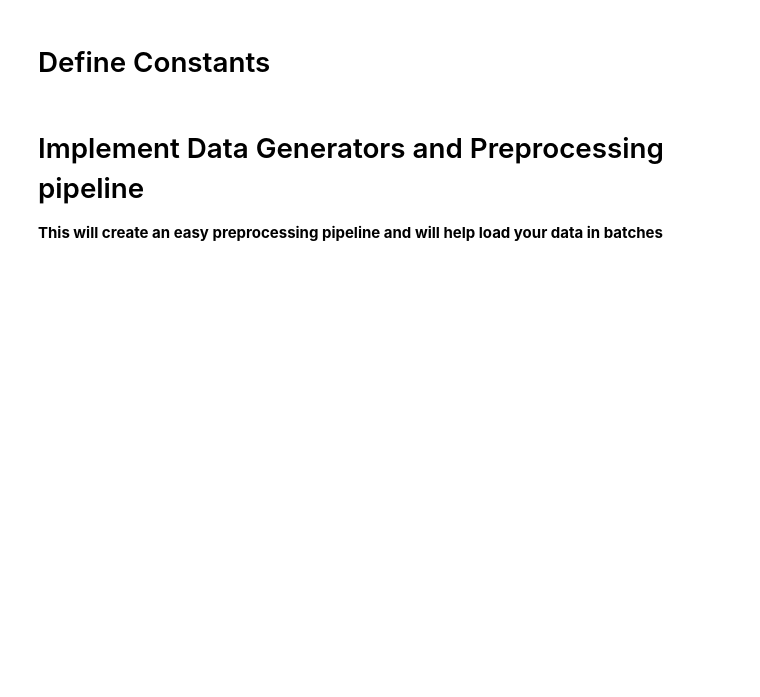
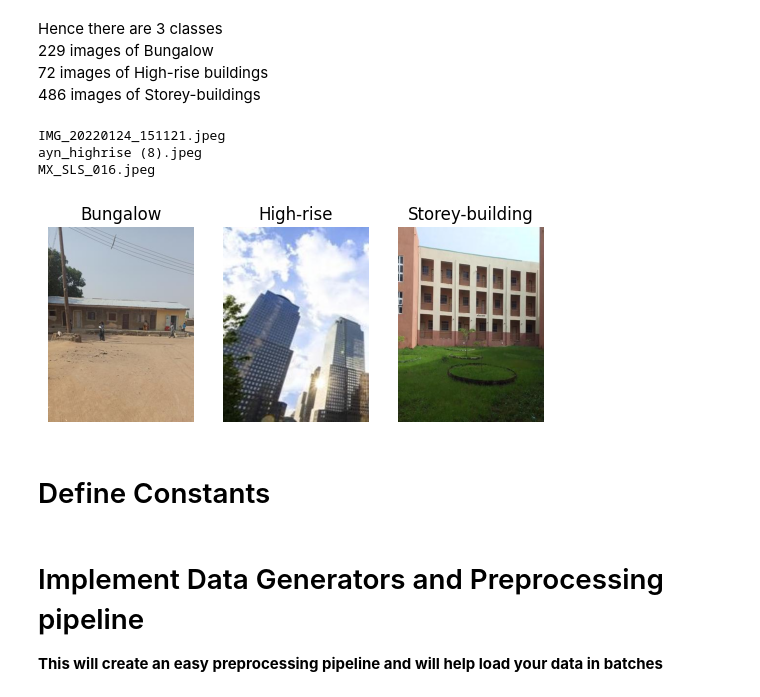
Before and after one commit to mlsanigeria/AI-Hacktober-MLSA, a Jupyter notebook: Project_1/Image_Classification_Winonymous/Image_Classification.ipynb, the cells around one changed output. Drawn from its saved outputs; the diff is of its cells as text; code cells hidden in the pictures; blank space fills up the shorter version.

```diff
--- a/Project_1/Image_Classification_Winonymous/Image_Classification.ipynb
+++ b/Project_1/Image_Classification_Winonymous/Image_Classification.ipynb
@@ -38,0 +17,5 @@ C:\Users\ssffff\Desktop\One for all\Machine Learning Work\Hacktoberfest\AI-Hackt
+# %%
+data_dir = "/media/lolade/New Volume/Programming/Projects/Github/AI-Hacktober-MLSA/Project_1/Data"
+
+for dir, folders, files in os.walk(data_dir):
+    print(f"{dir} contains {len(folders)} folders and {len(files)} files")
@@ -39,3 +27,26 @@ C:\Users\ssffff\Desktop\One for all\Machine Learning Work\Hacktoberfest\AI-Hackt
+# %% [markdown]
+Hence there are 3 classes <br>
+229 images of Bungalow <br>
+72 images of High-rise buildings <br>
+486 images of Storey-buildings <br>
+# %%
+# Define paths for data
+class_names = os.listdir(data_dir)
+
+for index, cla in enumerate(class_names):
+    class_dir = os.path.join(data_dir, cla)
+    image_name = random.choice(os.listdir(class_dir))
+    print(image_name)
+    plt.subplot(1, 3, index + 1)
+    img = plt.imread(os.path.join(class_dir, image_name))
+    plt.imshow(img)
+    plt.axis(False)
+    plt.title(f"{cla}")
+# %% [output]
+IMG_20220124_151121.jpeg
+ayn_highrise (8).jpeg
+MX_SLS_016.jpeg
+[figure, added]
 # %% [markdown]
 # Define Constants
 # %%
```
Also changed, not shown: parts of 21 cells of this notebook, 5 other files.
